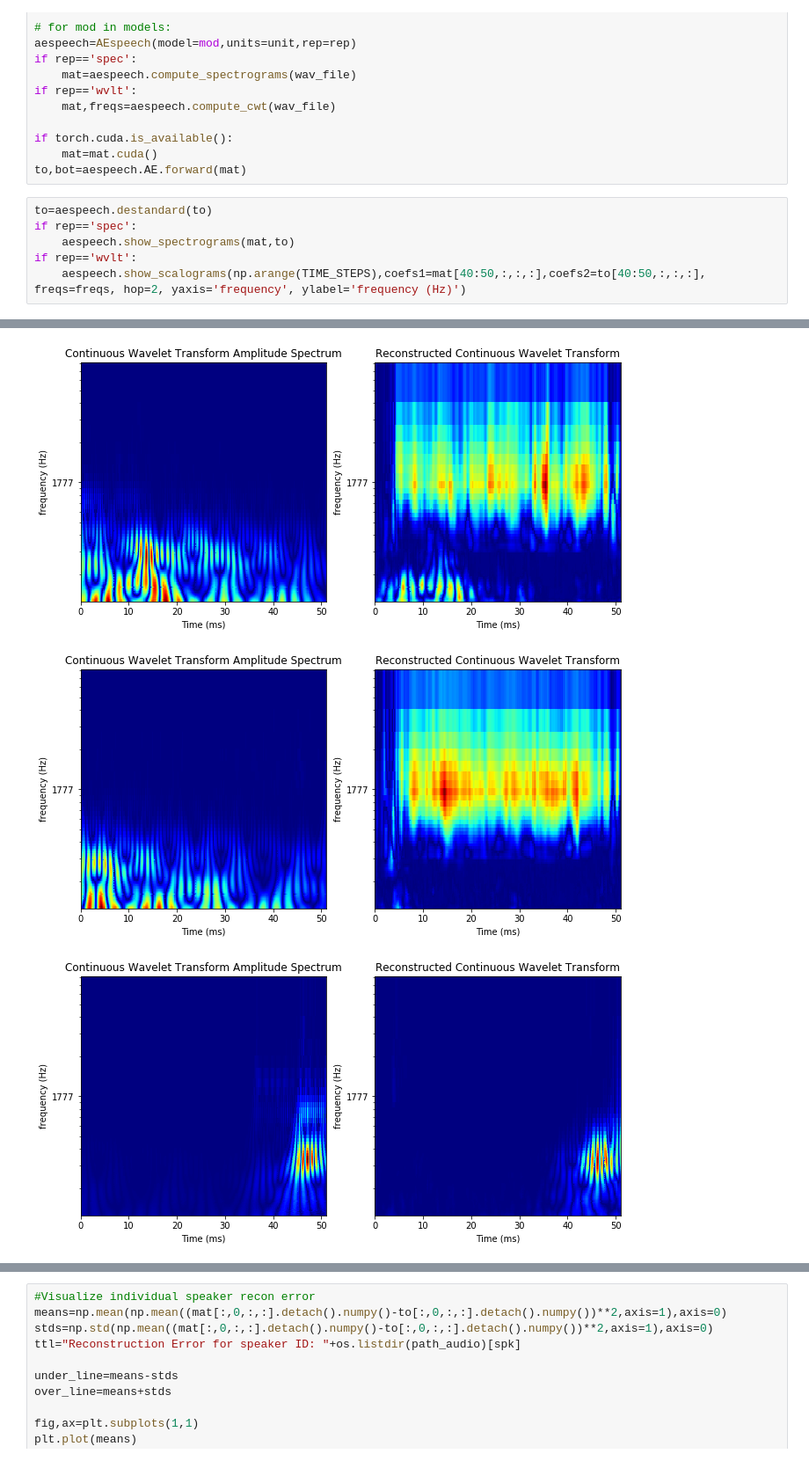
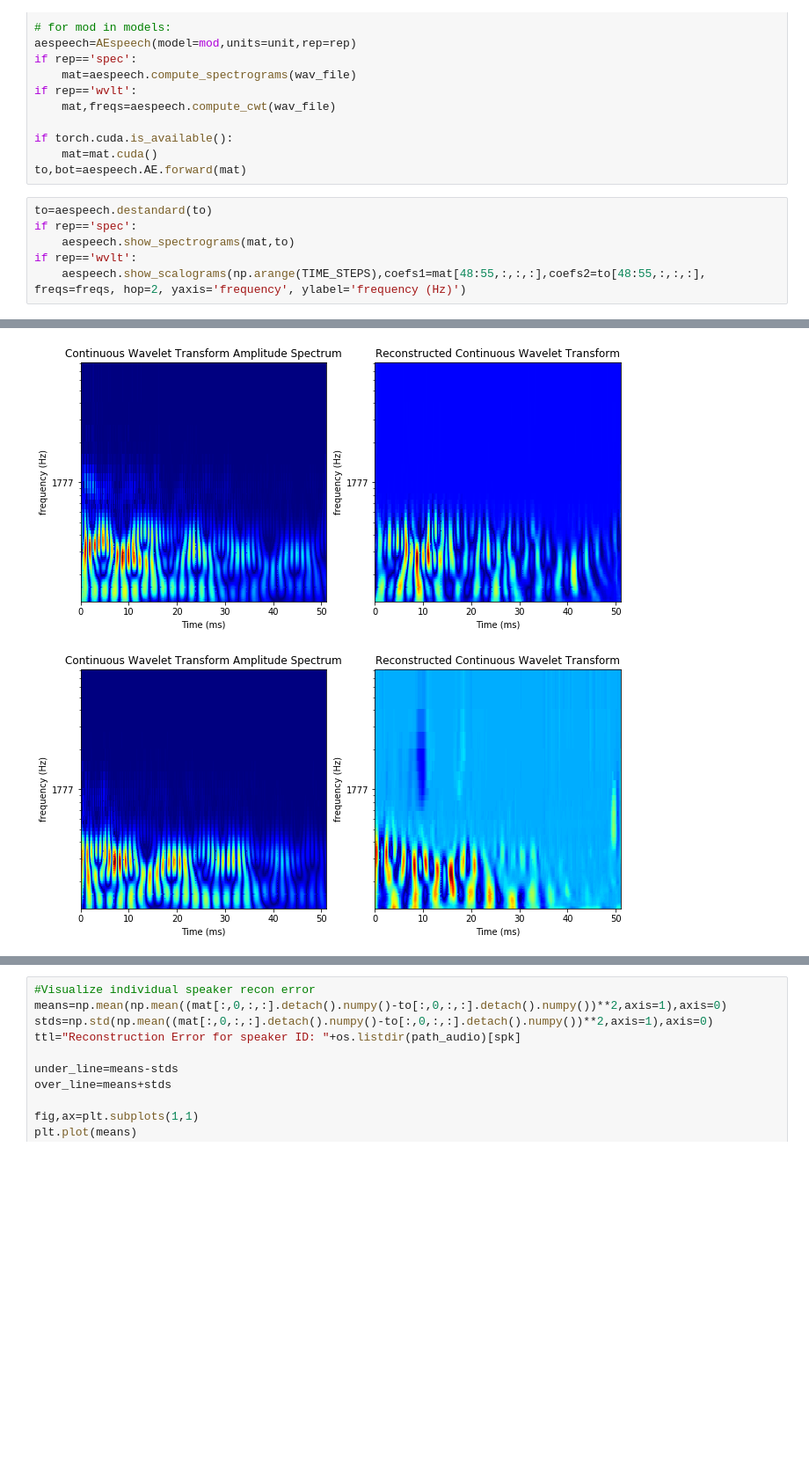
Before and after one commit to gjm311/aeternaSpeech, a Jupyter notebook: code/speechRepAnalysis/view_recon.ipynb, the cells around one changed output, grey strips where cells are left out. Shown at 88% size. Cells and saved outputs as stored; diff of their text form; blank space fills up the shorter version.

```diff
--- a/code/speechRepAnalysis/view_recon.ipynb
+++ b/code/speechRepAnalysis/view_recon.ipynb
@@ -106,5 +106,5 @@ to=aespeech.destandard(to)
 if rep=='spec':
     aespeech.show_spectrograms(mat,to)
 if rep=='wvlt':
-    aespeech.show_scalograms(np.arange(TIME_STEPS),coefs1=mat[40:50,:,:,:],coefs2=to[40:50,:,:,:], freqs=freqs, hop=2, yaxis='frequency', ylabel='frequency (Hz)')
+    aespeech.show_scalograms(np.arange(TIME_STEPS),coefs1=mat[48:55,:,:,:],coefs2=to[48:55,:,:,:], freqs=freqs, hop=2, yaxis='frequency', ylabel='frequency (Hz)')
 # %% [output]
@@ -116,3 +116,2 @@ if rep=='wvlt':
-[figure, old version]
+[figure, new version]
-[figure, old version]
+[figure, new version]
-[figure, removed]
```
Also changed, not shown: parts of 3 cells of this notebook, 2 other files.
